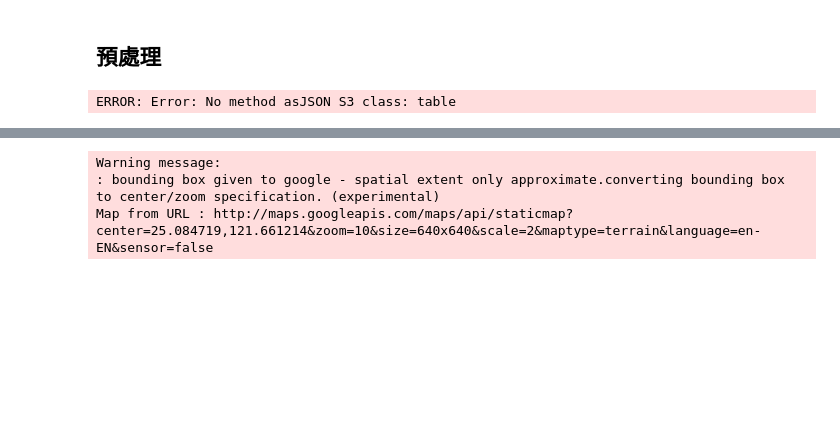
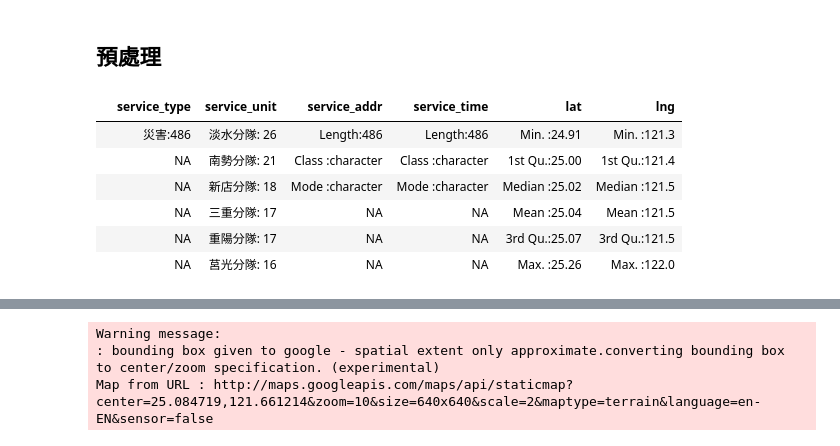
Before and after one commit to ChihChengLiang/DSC2015_Crawler, a Jupyter notebook: main.ipynb, the cells around one changed output, grey strips where cells are left out. Saved outputs shown, nothing was run; the diff lists cells and outputs as text; code cells hidden in the pictures; blank space fills up the shorter version.

```diff
--- a/main.ipynb
+++ b/main.ipynb
@@ -209,10 +224,16 @@ summary(data)
 # %%
 library(knitr)
 data$service_type = as.factor(data$service_type)
 data$service_unit = as.factor(data$service_unit)
 data$lat = as.numeric(data$lat)
 data$lng = as.numeric(data$lng)
 dataWithGeoPoint = data[ data$lng>0, ]
-IRdisplay::display_html(summary(dataWithGeoPoint))
+head(summary(dataWithGeoPoint)) # 這裡用head只是為了讓summary漂亮顯示
 # %% [output]
-ERROR: Error: No method asJSON S3 class: table
+|  | service_type | service_unit | service_addr | service_time | lat | lng |
+|  | 災害:486 | 淡水分隊: 26 | Length:486 | Length:486 | Min. :24.91 | Min. :121.3 |
+|  | NA | 南勢分隊: 21 | Class :character | Class :character | 1st Qu.:25.00 | 1st Qu.:121.4 |
+|  | NA | 新店分隊: 18 | Mode :character | Mode :character | Median :25.02 | Median :121.5 |
+|  | NA | 三重分隊: 17 | NA | NA | Mean :25.04 | Mean :121.5 |
+|  | NA | 重陽分隊: 17 | NA | NA | 3rd Qu.:25.07 | 3rd Qu.:121.5 |
+|  | NA | 莒光分隊: 16 | NA | NA | Max. :25.26 | Max. :122.0 |
```
Also changed, not shown: parts of 17 cells of this notebook.
